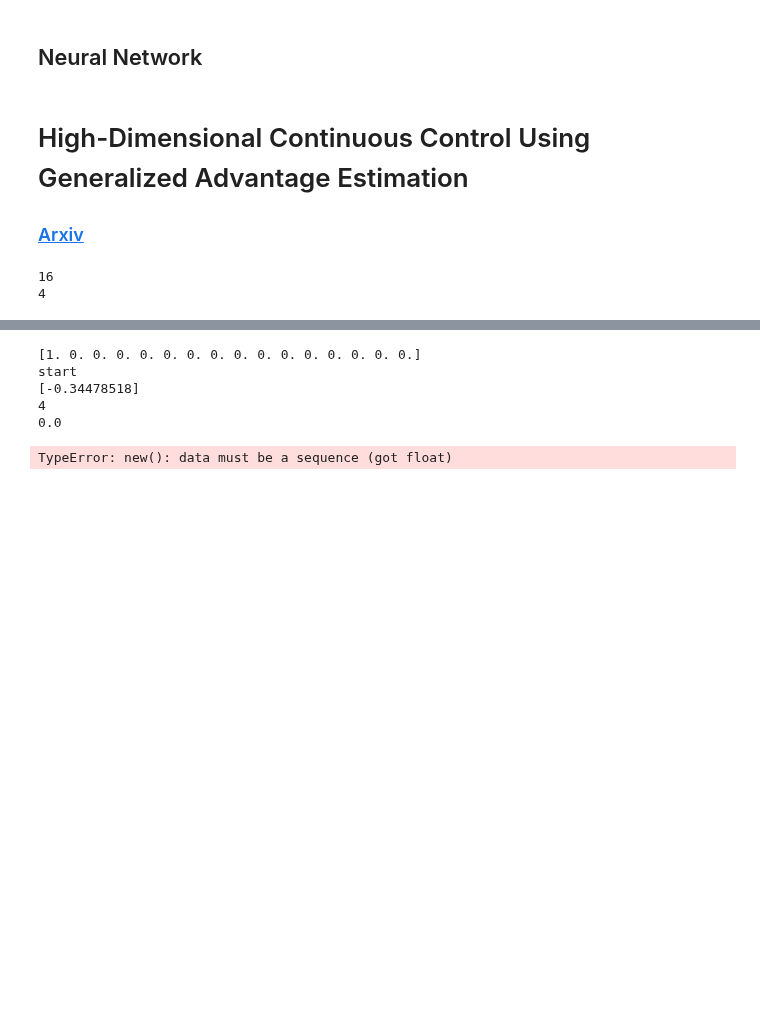
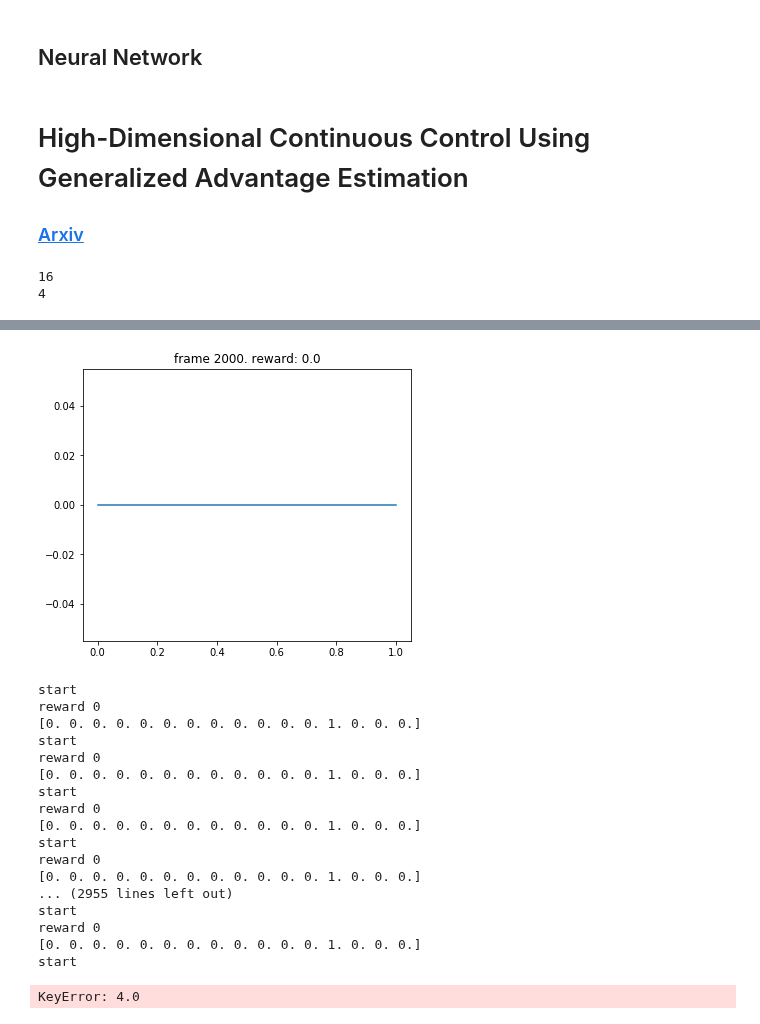
Before and after one commit to AAdeleye/Courses_Repo18-20, a Jupyter notebook: Reinforcement_learning18/Final_project_improvement/gae_apx_parm.ipynb, the cells around one changed output, grey strips where cells are left out. Drawn from its saved outputs; the diff is of its cells as text; code cells hidden in the pictures; blank space fills up the shorter version.

```diff
--- a/Reinforcement_learning18/Final_project_improvement/gae_apx_parm.ipynb
+++ b/Reinforcement_learning18/Final_project_improvement/gae_apx_parm.ipynb
@@ -89,14 +95,16 @@ def plot(frame_idx, rewards):
 
 def test_env(vis=False):
     state = env.reset()
+    state = state_fix(env,state)
     if vis: env.render()
     done = False
     total_reward = 0
     while not done:
         state = torch.FloatTensor(state).unsqueeze(0).to(device)
         dist, _ = model(state)
-        next_state, reward, done, _ = env.step(dist.sample().cpu().numpy()[0])
-        state = next_state
+        action = np.absolute(np.trunc(dist.sample().cpu().numpy()[0][0]))
+        next_state, reward, done, _ = env.step(action)
+        state = state_fix(env,next_state)
         if vis: env.render()
         total_reward += reward
     return total_reward
@@ -149,7 +145,7 @@ SyntaxError: invalid syntax (<ipython-input-34-836166f5e286>, line 3)
 # %%
 state = env.reset()
 state = state_fix(env,state)
-print(state)
+
 
 while frame_idx < max_frames:
 
@@ -165,12 +161,10 @@ while frame_idx < max_frames:
         dist, value = model(state)
 
         action = dist.sample()
-        print(action.cpu().numpy()[0])
 
 
-        next_state, reward, done, _ = env.step(0)
-        print(next_state)
-        print(reward)
+        next_state, reward, done, _ = env.step(np.absolute(np.trunc(action.cpu().numpy()[0][0])))
+        print("reward",reward)
 
         # Log probablity of action
         log_prob = dist.log_prob(action)
@@ -178,42 +172,57 @@ while frame_idx < max_frames:
 
         log_probs.append(log_prob)
         values.append(value)
         #List of rewards
-        rewards.append(torch.FloatTensor(reward).unsqueeze(1).to(device))
-        #print(rewards)
-        masks.append(torch.FloatTensor(1 - done).unsqueeze(1).to(device))
+        rewards.append(reward)
+        masks.append(1 - done)
 
         state = next_state
+        state = state_fix(env,state)
+        print(state)
         frame_idx += 1
 
         if frame_idx % 1000 == 0:
             test_rewards.append(np.mean([test_env() for _ in range(10)]))
             plot(frame_idx, test_rewards)
 
-    next_state = torch.FloatTensor(next_state).to(device)
+    next_state = state_fix(env,next_state)
+    next_state = torch.FloatTensor(next_state).to(device).unsqueeze(0)
     _, next_value = model(next_state)
 
     returns = compute_gae(next_value, rewards, masks, values)
     log_probs = torch.cat(log_probs)
     returns   = torch.cat(returns).detach()
     values    = torch.cat(values)
 
     advantage = returns - values
 
     actor_loss  = -(log_probs * advantage.detach()).mean()
     critic_loss = advantage.pow(2).mean()
 
     loss = actor_loss + 0.5 * critic_loss - 0.001 * entropy
 
     optimizer.zero_grad()
     loss.backward()
     optimizer.step()
 # %% [output]
+[figure, added]
-[1. 0. 0. 0. 0. 0. 0. 0. 0. 0. 0. 0. 0. 0. 0. 0.]
 start
-[-0.34478518]
-4
-0.0
+reward 0
+[0. 0. 0. 0. 0. 0. 0. 0. 0. 0. 0. 0. 1. 0. 0. 0.]
+start
+reward 0
+[0. 0. 0. 0. 0. 0. 0. 0. 0. 0. 0. 0. 1. 0. 0. 0.]
+start
+reward 0
+[0. 0. 0. 0. 0. 0. 0. 0. 0. 0. 0. 0. 1. 0. 0. 0.]
+start
+reward 0
+[0. 0. 0. 0. 0. 0. 0. 0. 0. 0. 0. 0. 1. 0. 0. 0.]
+... (2955 lines left out)
+start
+reward 0
+[0. 0. 0. 0. 0. 0. 0. 0. 0. 0. 0. 0. 1. 0. 0. 0.]
+start
-TypeError: new(): data must be a sequence (got float)
+KeyError: 4.0
 # %%
 test_env(True)
```
Also changed, not shown: parts of 5 cells of this notebook.
